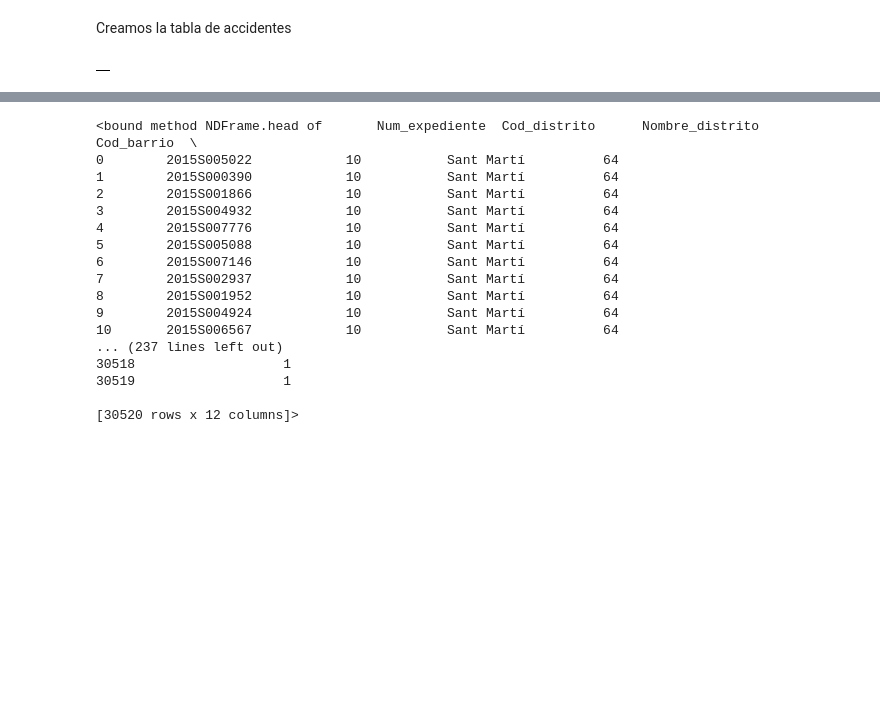
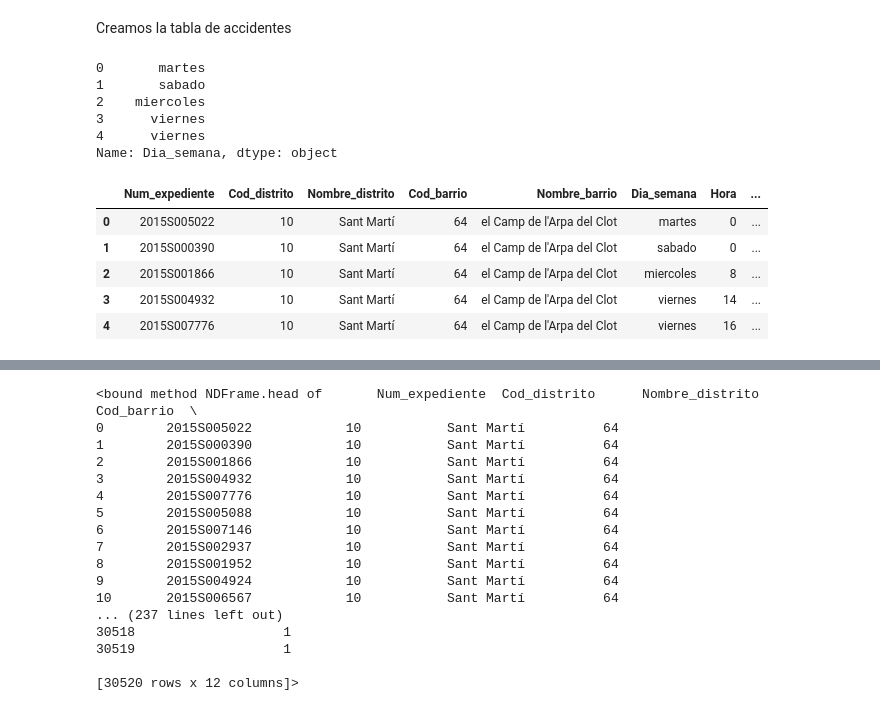
Before and after one commit to Ludsss/accidentes_barcelona, a Jupyter notebook: Postgres.ipynb, the cells around one changed output, grey strips where cells are left out. Saved outputs shown, nothing was run; the diff lists cells and outputs as text; code cells hidden in the pictures; blank space fills up the shorter version.

```diff
--- a/Postgres.ipynb
+++ b/Postgres.ipynb
@@ -93,7 +93,7 @@ NameError: name 'cur' is not defined
 # %% [markdown]
 Ahora importamos descripción accidente
 # %%
-causalidad=pd.read_csv('Causalidad accidentes/Causalidad_accidentes.csv')
+causalidad=pd.read_csv('Causalidad accidentes/Causalidad_accidentes.csv', index_col = False, engine = 'python')
 causalidad.head
 # %% [output]
 <bound method NDFrame.head of       Num_expediente  Cod_distrito      Nombre_distrito  Cod_barrio  \
@@ -280,9 +280,27 @@ sqlCreateTable = "CREATE TABLE "+name_Table+" (id_accidente SERIAL PRIMARY KEY,
 cursor.execute(sqlCreateTable)
 conn.commit()
 # %%
-descripcion_dia_semana = cursor.execute("SELECT * FROM descripcion_dia_semana_accidente;")
+cursor.execute("SELECT * FROM descripcion_dia_semana_accidente;")
+descripcion_dia_semana = cursor.fetchall()
+descripcion_dia_semana
+causalidad.Dia_semana.head()
 #causalidad["id_desc_dia_semana]
-descripcion_dia_semana = pd.DataFrame(descripcion_dia_semana)
-descripcion_dia_semana.head()
+#descripcion_dia_semana = pd.DataFrame(descripcion_dia_semana)
+#descripcion_dia_semana.head()
 # %% [output]
-|  |
+0       martes
+1       sabado
+2    miercoles
+3      viernes
+4      viernes
+Name: Dia_semana, dtype: object
+# %%
+causalidad = pd.DataFrame(causalidad)
+causalidad.head()
+# %% [output]
+|  | Num_expediente | Cod_distrito | Nombre_distrito | Cod_barrio | Nombre_barrio | Dia_semana | Hora | ... |
+| 0 | 2015S005022 | 10 | Sant Martí | 64 | el Camp de l'Arpa del Clot | martes | 0 | ... |
+| 1 | 2015S000390 | 10 | Sant Martí | 64 | el Camp de l'Arpa del Clot | sabado | 0 | ... |
+| 2 | 2015S001866 | 10 | Sant Martí | 64 | el Camp de l'Arpa del Clot | miercoles | 8 | ... |
+| 3 | 2015S004932 | 10 | Sant Martí | 64 | el Camp de l'Arpa del Clot | viernes | 14 | ... |
+| 4 | 2015S007776 | 10 | Sant Martí | 64 | el Camp de l'Arpa del Clot | viernes | 16 | ... |
```
Also changed, not shown: parts of 12 cells of this notebook, 1 other file.
